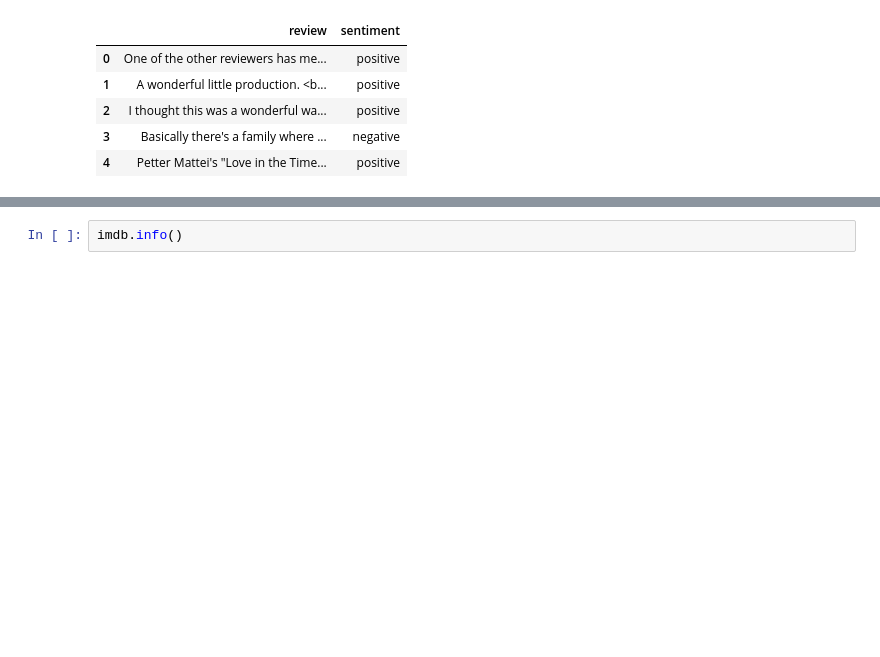
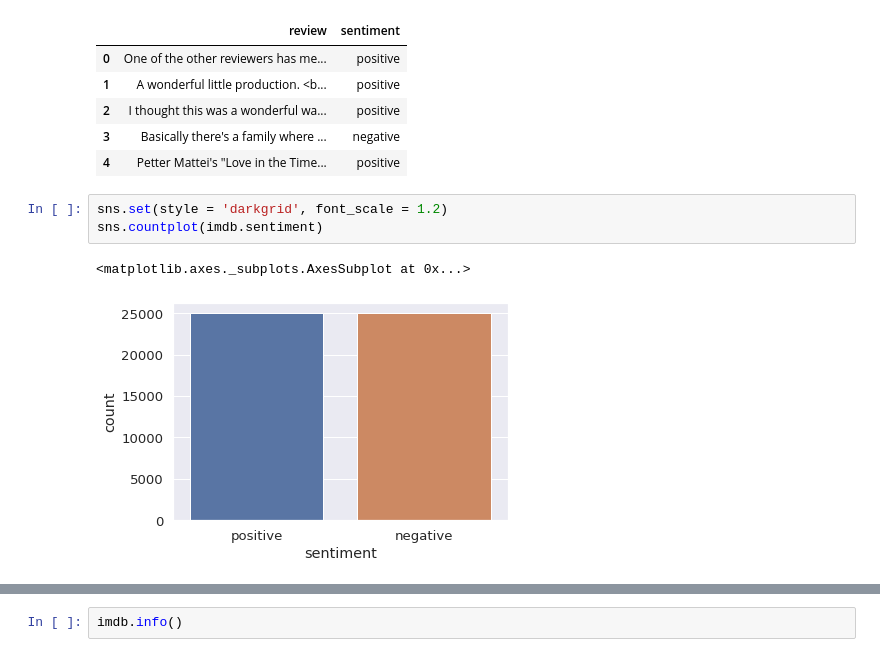
Before and after one commit to JeremiahKamama/Spacy-Analysis, a Jupyter notebook: analysis.ipynb, the cells around one changed output, grey strips where cells are left out. Cells and saved outputs as stored; diff of their text form; blank space fills up the shorter version.

```diff
--- a/analysis.ipynb
+++ b/analysis.ipynb
@@ -42,3 +46,9 @@ imdb.head()
 | 2 | I thought this was a wonderful wa... | positive |
 | 3 | Basically there's a family where ... | negative |
 | 4 | Petter Mattei's "Love in the Time... | positive |
+# %%
+sns.set(style = 'darkgrid', font_scale = 1.2)
+sns.countplot(imdb.sentiment)
+# %% [output]
+<matplotlib.axes._subplots.AxesSubplot at 0x...>
+[figure, added]
```
Also changed, not shown: parts of 29 cells of this notebook.
